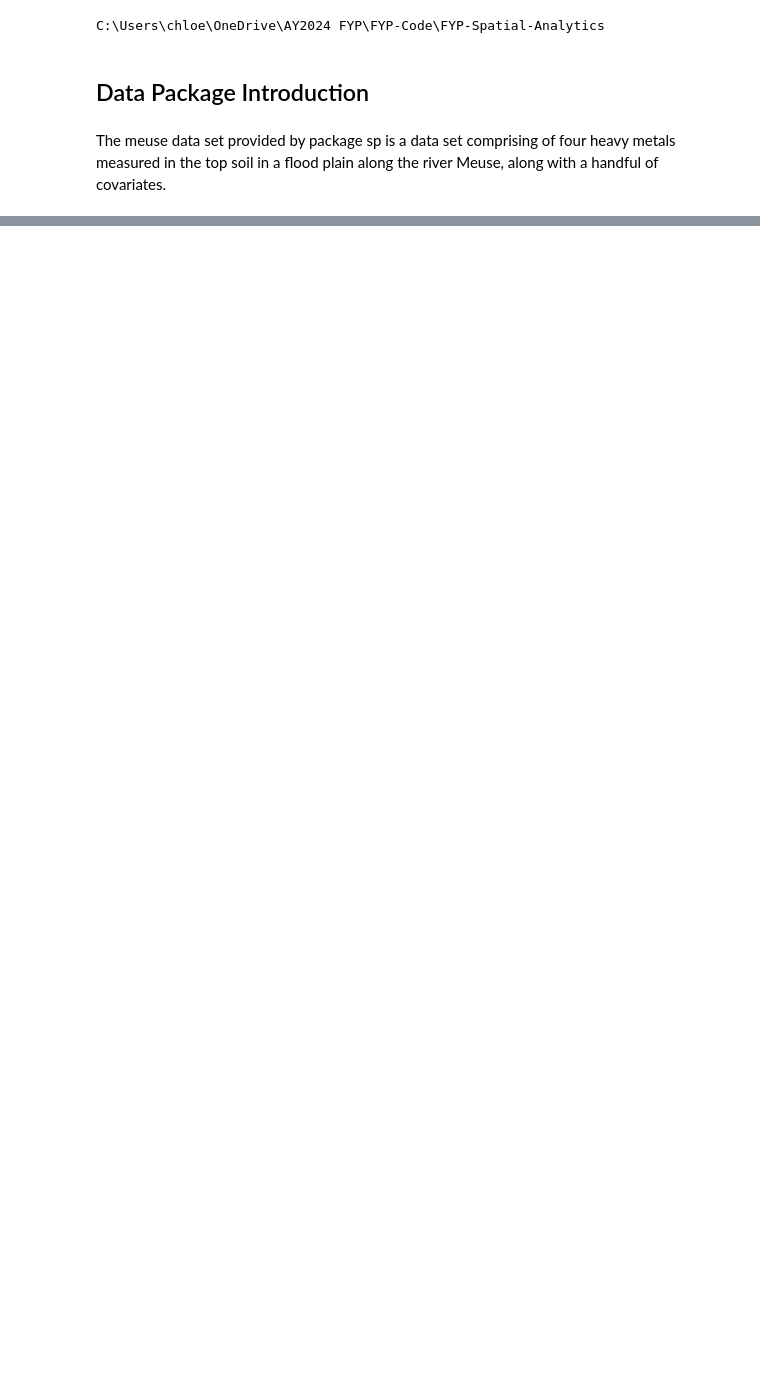
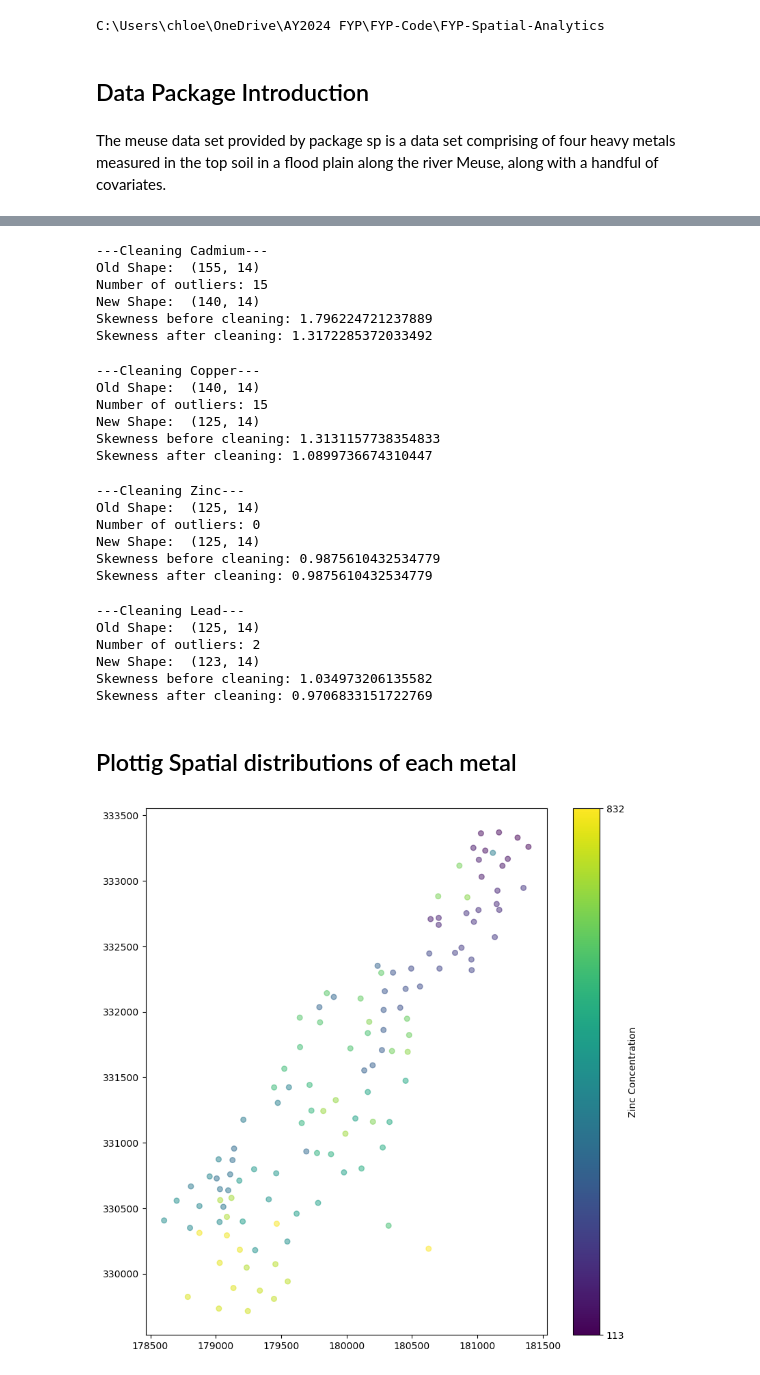
Before and after one commit to cheenngg/FYP-Spatial-Analytics, a Jupyter notebook: Data exploration - Meuse.ipynb, the cells around one changed output, grey strips where cells are left out. Cells and saved outputs as stored; diff of their text form; code cells hidden in the pictures; blank space fills up the shorter version.

```diff
--- a/Data exploration - Meuse.ipynb
+++ b/Data exploration - Meuse.ipynb
@@ -146,0 +178,72 @@ plt.show()
+# %%
+print("---Cleaning Cadmium---")
+cleaned = remove_outlier(Data,'cadmium')
+# %% [output]
+---Cleaning Cadmium---
+Old Shape:  (155, 14)
+Number of outliers: 15
+New Shape:  (140, 14)
+Skewness before cleaning: 1.796224721237889
+Skewness after cleaning: 1.3172285372033492
+# %%
+print("---Cleaning Copper---")
+cleaned1 = remove_outlier(cleaned,'copper')
+# %% [output]
+---Cleaning Copper---
+Old Shape:  (140, 14)
+Number of outliers: 15
+New Shape:  (125, 14)
+Skewness before cleaning: 1.3131157738354833
+Skewness after cleaning: 1.0899736674310447
+# %%
+print("---Cleaning Zinc---")
+cleaned2 = remove_outlier(cleaned1,'zinc')
+# %% [output]
+---Cleaning Zinc---
+Old Shape:  (125, 14)
+Number of outliers: 0
+New Shape:  (125, 14)
+Skewness before cleaning: 0.9875610432534779
+Skewness after cleaning: 0.9875610432534779
+# %%
+print("---Cleaning Lead---")
+meuse_cleaned = remove_outlier(cleaned2,'lead')
+# %% [output]
+---Cleaning Lead---
+Old Shape:  (125, 14)
+Number of outliers: 2
+New Shape:  (123, 14)
+Skewness before cleaning: 1.034973206135582
+Skewness after cleaning: 0.9706833151722769
+# %% [markdown]
+## Plottig Spatial distributions of each metal
+# %%
+from shapely.geometry import Point
+import matplotlib.cm as cm
+import matplotlib.colors as colors
+
+zinc_values = meuse_cleaned['zinc']
+
+# Create a GeoDataFrame from the 'meuse' DataFrame
+geometry = [Point(xy) for xy in zip(meuse_cleaned['x'], meuse_cleaned['y'])]
+geo_df = gpd.GeoDataFrame(meuse_cleaned, geometry=geometry)
+
+# Plot the spatial distribution of zinc concentrations with colors based on zinc values
+fig, ax = plt.subplots(figsize=(10, 10))
+scatter_plot = geo_df.plot(ax=ax, marker='o', c=zinc_values, cmap='viridis', markersize=30, alpha=0.5, legend=True)
+
+# Create a ScalarMappable to map zinc values to colors
+norm = colors.Normalize(vmin=zinc_values.min(), vmax=zinc_values.max())
+sm = cm.ScalarMappable(cmap='viridis', norm=norm)
+sm.set_array([])
+
+# Add colorbar for zinc concentrations using ScalarMappable
+cbar = plt.colorbar(sm, ax=ax, label='Zinc Concentration')
+
+# Set ticks on the colorbar
+cbar.set_ticks([zinc_values.min(), zinc_values.max()])
+
+# Display the plot
+plt.show()
+# %% [output]
+[figure, added]
```
Also changed, not shown: parts of 29 cells of this notebook, 2 other files.
